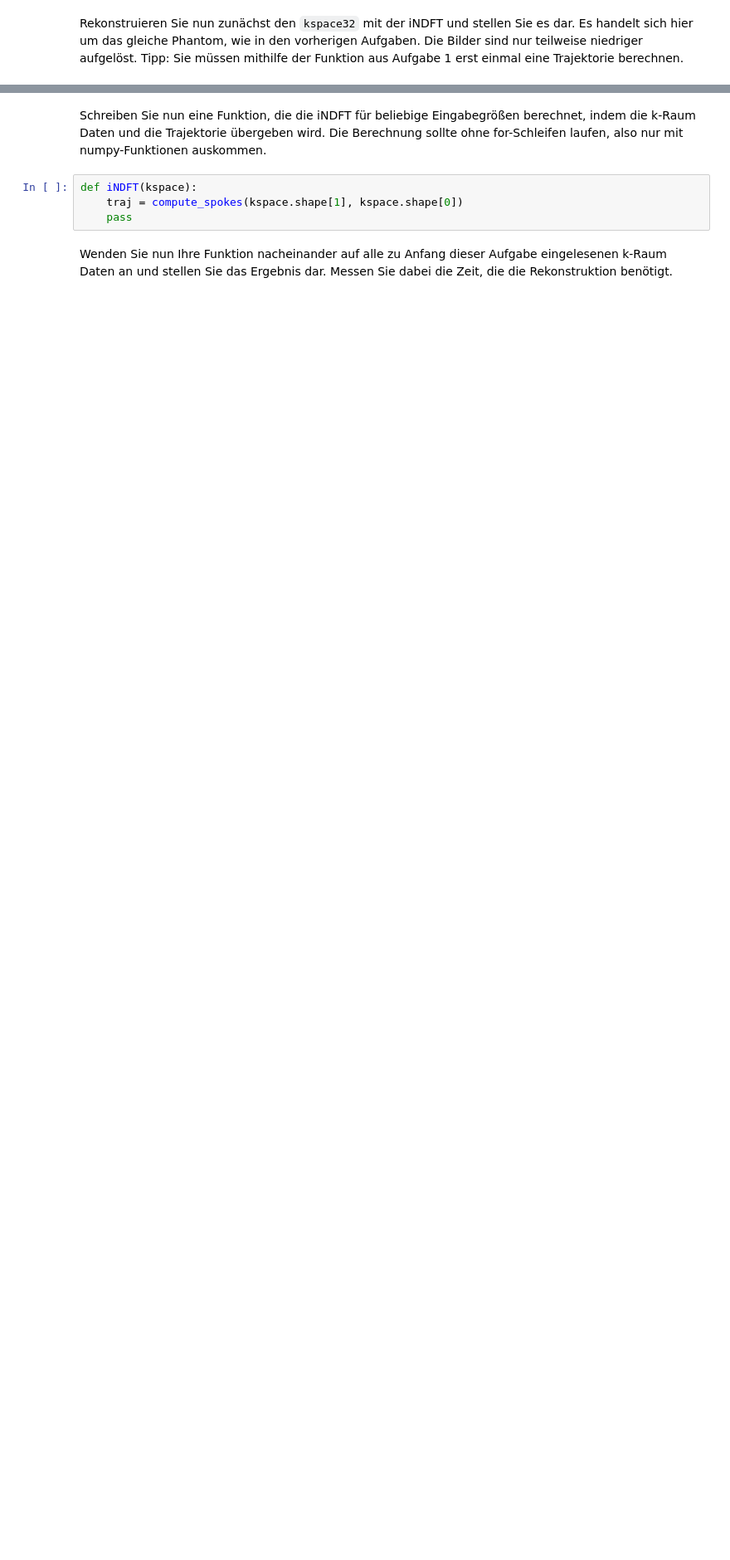
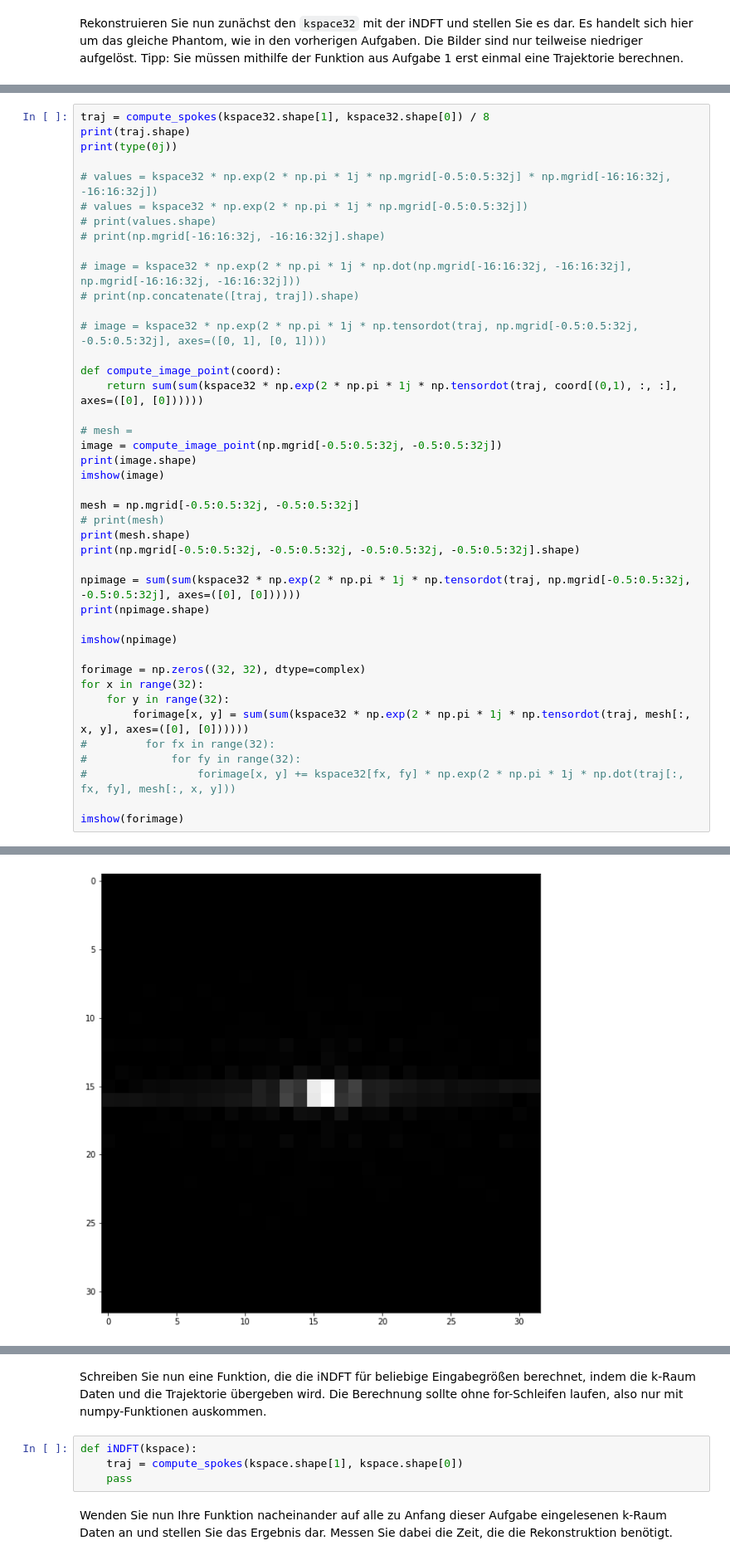
Before and after one commit to DaveMichaelson/Magnetresonanzbildgebung, a Jupyter notebook: 06.ipynb, the cells around one changed output, grey strips where cells are left out. Shown at 83% size. Drawn from its saved outputs; the diff is of its cells as text; blank space fills up the shorter version.

```diff
--- a/06.ipynb
+++ b/06.ipynb
@@ -105,0 +102,43 @@ print(values.shape)
+# %%
+traj = compute_spokes(kspace32.shape[1], kspace32.shape[0]) / 8
+print(traj.shape)
+print(type(0j))
+
+# values = kspace32 * np.exp(2 * np.pi * 1j * np.mgrid[-0.5:0.5:32j] * np.mgrid[-16:16:32j, -16:16:32j])
+# values = kspace32 * np.exp(2 * np.pi * 1j * np.mgrid[-0.5:0.5:32j])
+# print(values.shape)
+# print(np.mgrid[-16:16:32j, -16:16:32j].shape)
+
+# image = kspace32 * np.exp(2 * np.pi * 1j * np.dot(np.mgrid[-16:16:32j, -16:16:32j], np.mgrid[-16:16:32j, -16:16:32j]))
+# print(np.concatenate([traj, traj]).shape)
+
+# image = kspace32 * np.exp(2 * np.pi * 1j * np.tensordot(traj, np.mgrid[-0.5:0.5:32j, -0.5:0.5:32j], axes=([0, 1], [0, 1])))
+
+def compute_image_point(coord):
+    return sum(sum(kspace32 * np.exp(2 * np.pi * 1j * np.tensordot(traj, coord[(0,1), :, :], axes=([0], [0])))))
+
+# mesh =
+image = compute_image_point(np.mgrid[-0.5:0.5:32j, -0.5:0.5:32j])
+print(image.shape)
+imshow(image)
+
+mesh = np.mgrid[-0.5:0.5:32j, -0.5:0.5:32j]
+# print(mesh)
+print(mesh.shape)
+print(np.mgrid[-0.5:0.5:32j, -0.5:0.5:32j, -0.5:0.5:32j, -0.5:0.5:32j].shape)
+
+npimage = sum(sum(kspace32 * np.exp(2 * np.pi * 1j * np.tensordot(traj, np.mgrid[-0.5:0.5:32j, -0.5:0.5:32j], axes=([0], [0])))))
+print(npimage.shape)
+
+imshow(npimage)
+
+forimage = np.zeros((32, 32), dtype=complex)
+for x in range(32):
+    for y in range(32):
+        forimage[x, y] = sum(sum(kspace32 * np.exp(2 * np.pi * 1j * np.tensordot(traj, mesh[:, x, y], axes=([0], [0])))))
+#         for fx in range(32):
+#             for fy in range(32):
+#                 forimage[x, y] += kspace32[fx, fy] * np.exp(2 * np.pi * 1j * np.dot(traj[:, fx, fy], mesh[:, x, y]))
+
+imshow(forimage)
+# %% [output]
@@ -105,0 +151 @@ print(values.shape)
+[figure, added]
```
Also changed, not shown: parts of 4 cells of this notebook, 1 other file.
